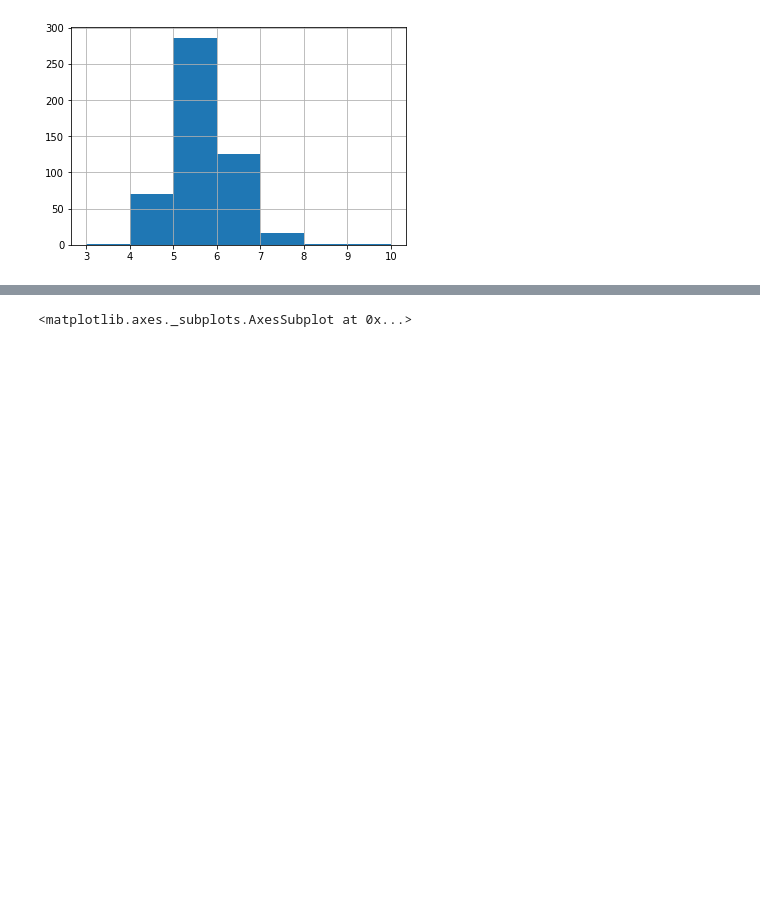
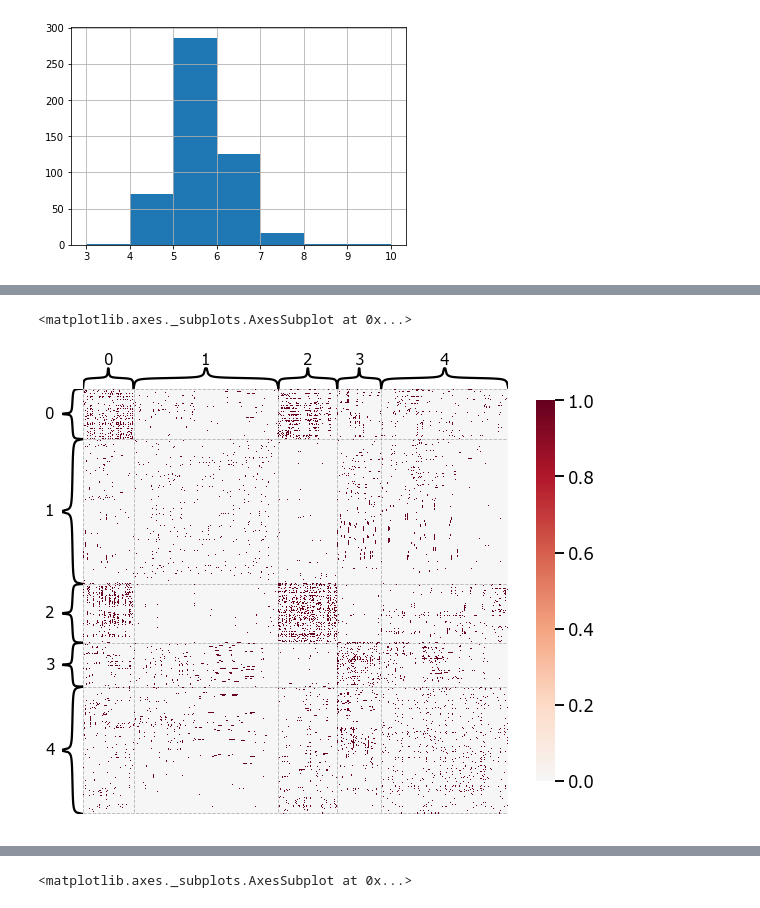
Before and after one commit to junhaobearxiong/graph_independence_test, a Jupyter notebook: notebooks/2019-03-27_real_data_celegans_chem_gap.ipynb, the cells around one changed output, grey strips where cells are left out. Cells and saved outputs as stored; diff of their text form; code cells hidden in the pictures; blank space fills up the shorter version.

```diff
--- a/notebooks/2019-03-27_real_data_celegans_chem_gap.ipynb
+++ b/notebooks/2019-03-27_real_data_celegans_chem_gap.ipynb
@@ -98,3 +100,24 @@ heatmap(chem_male, inner_hier_labels=block_assignment)
+# %%
+def block_permute_old(A, block_assignment):
+    permuted_A = np.zeros_like(A)
+    unique_blocks = np.unique(block_assignment)
+    for i in unique_blocks:
+        block_i_idx = np.where(block_assignment == i)[0]
+        for j in unique_blocks:
+            block_j_idx = np.where(block_assignment == j)[0]
+            block = A[np.ix_(block_i_idx, block_j_idx)]
+            if i == j:
+                permuted_block = permute_matrix(block)
+            else:
+                permuted_block = np.random.permutation(block)
+            permuted_A[np.ix_(block_i_idx, block_j_idx)] = permuted_block
+    permuted_A = symmetrize(permuted_A)
+    return permuted_A
+# %%
+heatmap(block_permute_old(chem_male, block_assignment), inner_hier_labels=block_assignment)
+# %% [output]
+<matplotlib.axes._subplots.AxesSubplot at 0x...>
+[figure, added]
 # %%
 heatmap(block_permute(chem_male, block_assignment), inner_hier_labels=block_assignment)
 # %% [output]
```
Also changed, not shown: parts of 8 cells of this notebook, 2 other files.
